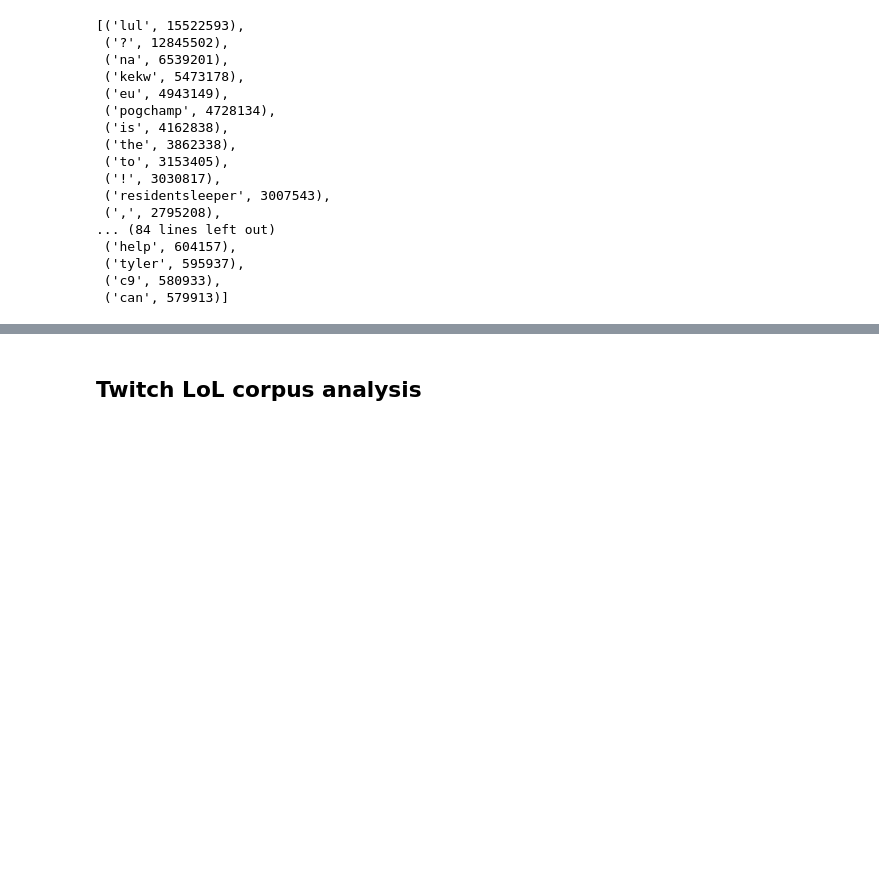
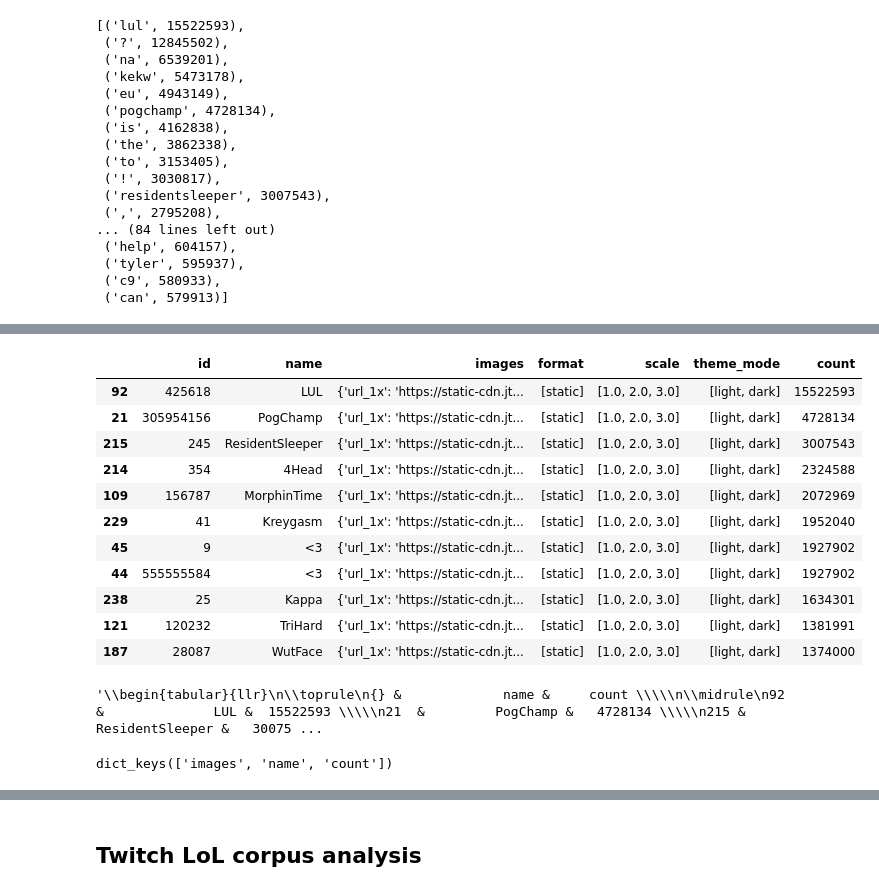
Before and after one commit to maugl/chat-highlight-detection, a Jupyter notebook: twitch_scripts/TwitchChatDLAnalysis.ipynb, the cells around one changed output, grey strips where cells are left out. Saved outputs shown, nothing was run; the diff lists cells and outputs as text; code cells hidden in the pictures; blank space fills up the shorter version.

Commit message:
add colab files and twitch video info

```diff
--- a/twitch_scripts/TwitchChatDLAnalysis.ipynb
+++ b/twitch_scripts/TwitchChatDLAnalysis.ipynb
@@ -767,0 +797,4 @@ toks.most_common(100)
+# %%
+twitch_emotes_lower = {te.lower(): te for te in twitch_emotes}
+# %%
+toks_twitch_emotes = Counter({twitch_emotes_lower[t]:c for t,c in toks.items() if t in twitch_emotes_lower.keys()})
@@ -767,0 +814,2 @@ toks.most_common(100)
+# %%
+df_toks_tem = pd.DataFrame.from_records([{"name": n, "count": c} for n, c in toks_twitch_emotes.items()])
@@ -767,0 +828,17 @@ toks.most_common(100)
+# %%
+df_tem_cnts = pd.merge(df_tem, df_toks_tem, how="inner", on=["name"]).dropna()
+# %%
+df_tem_cnts.sort_values(["count"], ascending=False).head(11)
+# %% [output]
+|  | id | name | images | format | scale | theme_mode | count |
+| 92 | 425618 | LUL | {'url_1x': 'https://static-cdn.jt... | [static] | [1.0, 2.0, 3.0] | [light, dark] | 15522593 |
+| 21 | 305954156 | PogChamp | {'url_1x': 'https://static-cdn.jt... | [static] | [1.0, 2.0, 3.0] | [light, dark] | 4728134 |
+| 215 | 245 | ResidentSleeper | {'url_1x': 'https://static-cdn.jt... | [static] | [1.0, 2.0, 3.0] | [light, dark] | 3007543 |
+| 214 | 354 | 4Head | {'url_1x': 'https://static-cdn.jt... | [static] | [1.0, 2.0, 3.0] | [light, dark] | 2324588 |
+| 109 | 156787 | MorphinTime | {'url_1x': 'https://static-cdn.jt... | [static] | [1.0, 2.0, 3.0] | [light, dark] | 2072969 |
+| 229 | 41 | Kreygasm | {'url_1x': 'https://static-cdn.jt... | [static] | [1.0, 2.0, 3.0] | [light, dark] | 1952040 |
+| 45 | 9 | <3 | {'url_1x': 'https://static-cdn.jt... | [static] | [1.0, 2.0, 3.0] | [light, dark] | 1927902 |
+| 44 | 555555584 | <3 | {'url_1x': 'https://static-cdn.jt... | [static] | [1.0, 2.0, 3.0] | [light, dark] | 1927902 |
+| 238 | 25 | Kappa | {'url_1x': 'https://static-cdn.jt... | [static] | [1.0, 2.0, 3.0] | [light, dark] | 1634301 |
+| 121 | 120232 | TriHard | {'url_1x': 'https://static-cdn.jt... | [static] | [1.0, 2.0, 3.0] | [light, dark] | 1381991 |
+| 187 | 28087 | WutFace | {'url_1x': 'https://static-cdn.jt... | [static] | [1.0, 2.0, 3.0] | [light, dark] | 1374000 |
@@ -767,0 +847,4 @@ toks.most_common(100)
+# %%
+df_tem_cnts[["name", "count"]].sort_values(["count"], ascending=False).head(10).to_latex()
+# %% [output]
+'\\begin{tabular}{llr}\n\\toprule\n{} &             name &     count \\\\\n\\midrule\n92  &              LUL &  15522593 \\\\\n21  &         PogChamp &   4728134 \\\\\n215 &  ResidentSleeper &   30075 ...
@@ -767,0 +853,4 @@ toks.most_common(100)
+# %%
+tem_cnts.keys()
+# %% [output]
+dict_keys(['images', 'name', 'count'])
```
Also changed, not shown: parts of 16 cells of this notebook, 39 other files.
